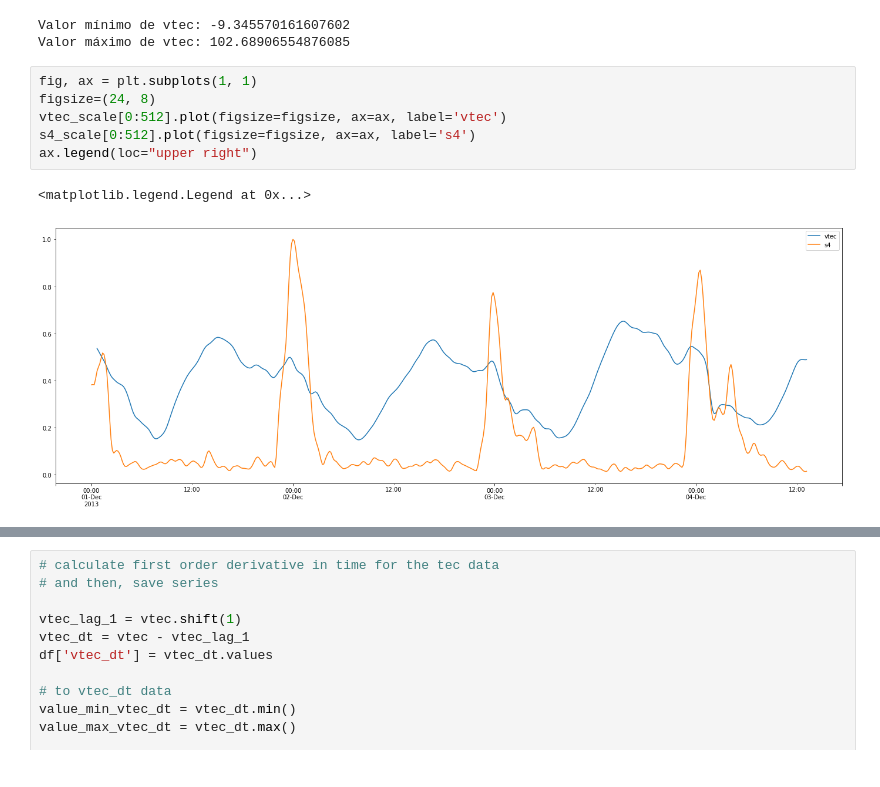
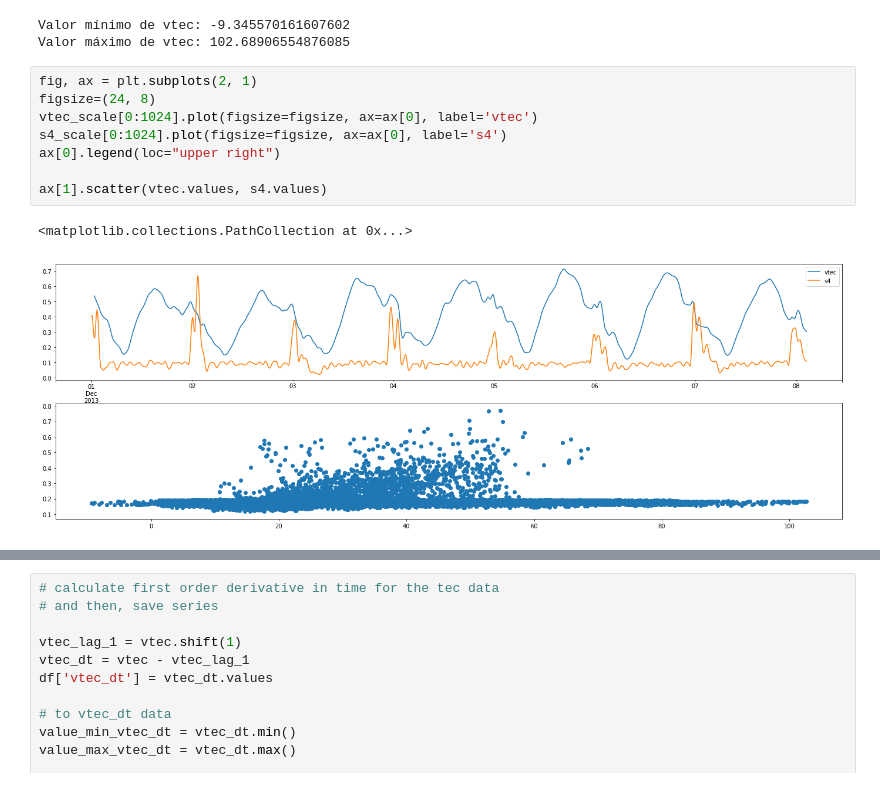
Before and after one commit to retiarus/correlation_vtec_s4, a Jupyter notebook: 06_analise_sj2.ipynb, the cells around one changed output, grey strips where cells are left out. Cells and saved outputs as stored; diff of their text form.

Commit message:
combine the time series plot with the scatter plot

```diff
--- a/06_analise_sj2.ipynb
+++ b/06_analise_sj2.ipynb
@@ -71,11 +71,13 @@ vtec_scale = pd.Series(scale_vtec(vtec.values.ravel()), index=vtec.index)
 Valor mínimo de vtec: -9.345570161607602
 Valor máximo de vtec: 102.68906554876085
 # %%
-fig, ax = plt.subplots(1, 1)
+fig, ax = plt.subplots(2, 1)
 figsize=(24, 8)
-vtec_scale[0:512].plot(figsize=figsize, ax=ax, label='vtec')
-s4_scale[0:512].plot(figsize=figsize, ax=ax, label='s4')
-ax.legend(loc="upper right")
+vtec_scale[0:1024].plot(figsize=figsize, ax=ax[0], label='vtec')
+s4_scale[0:1024].plot(figsize=figsize, ax=ax[0], label='s4')
+ax[0].legend(loc="upper right")
+
+ax[1].scatter(vtec.values, s4.values)
 # %% [output]
-<matplotlib.legend.Legend at 0x...>
+<matplotlib.collections.PathCollection at 0x...>
-[figure, old version]
+[figure, new version]
```
Also changed, not shown: parts of 25 cells of this notebook.
